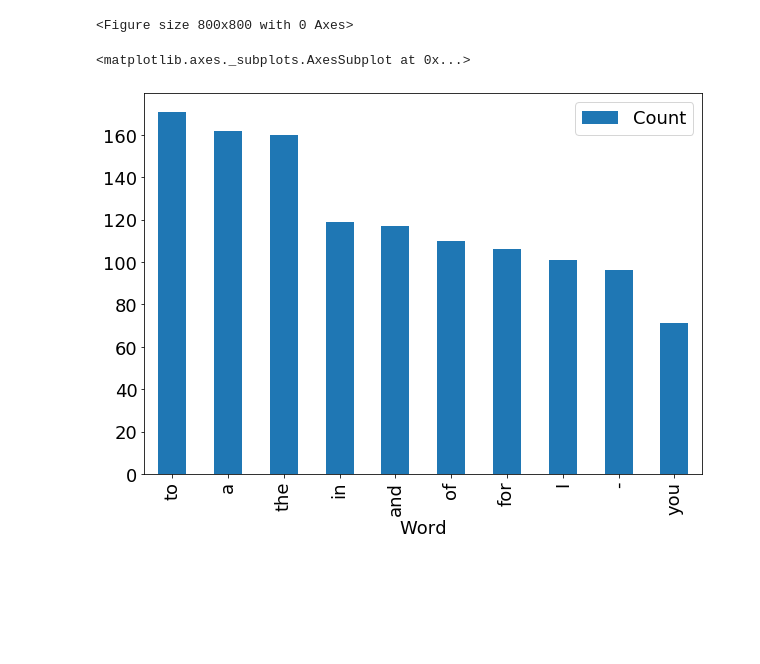
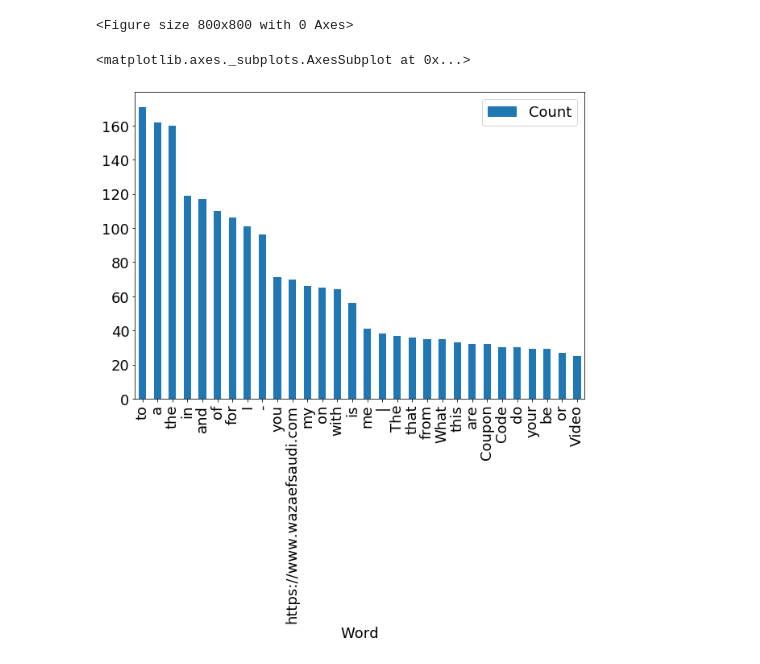
Before and after one commit to Verlich/BigData-Spark, a Jupyter notebook: scripts/Python-Scripts/data-visualization.ipynb, the cells around one changed output. Cells and saved outputs as stored; diff of their text form; code cells hidden in the pictures; blank space fills up the shorter version.

```diff
--- a/scripts/Python-Scripts/data-visualization.ipynb
+++ b/scripts/Python-Scripts/data-visualization.ipynb
@@ -104,9 +104,10 @@ plt.show()
 [figure]
 <Figure size 800x800 with 0 Axes>
 # %%
-word_count = Counter(" ".join(data["name"]).split()).most_common(10)
+words = ['the', 'to', 'at', 'why','is']
+word_count = Counter(" ".join(data["name"]).split()).most_common(30)
 df = pd.DataFrame(word_count, columns= ["Word","Count"])
 df.plot(x='Word', y='Count', kind='bar', figsize=(10,7))
 # %% [output]
 <matplotlib.axes._subplots.AxesSubplot at 0x...>
-[figure, old version]
+[figure, new version]
```
Also changed, not shown: parts of 1 cell of this notebook, 2 other files.
